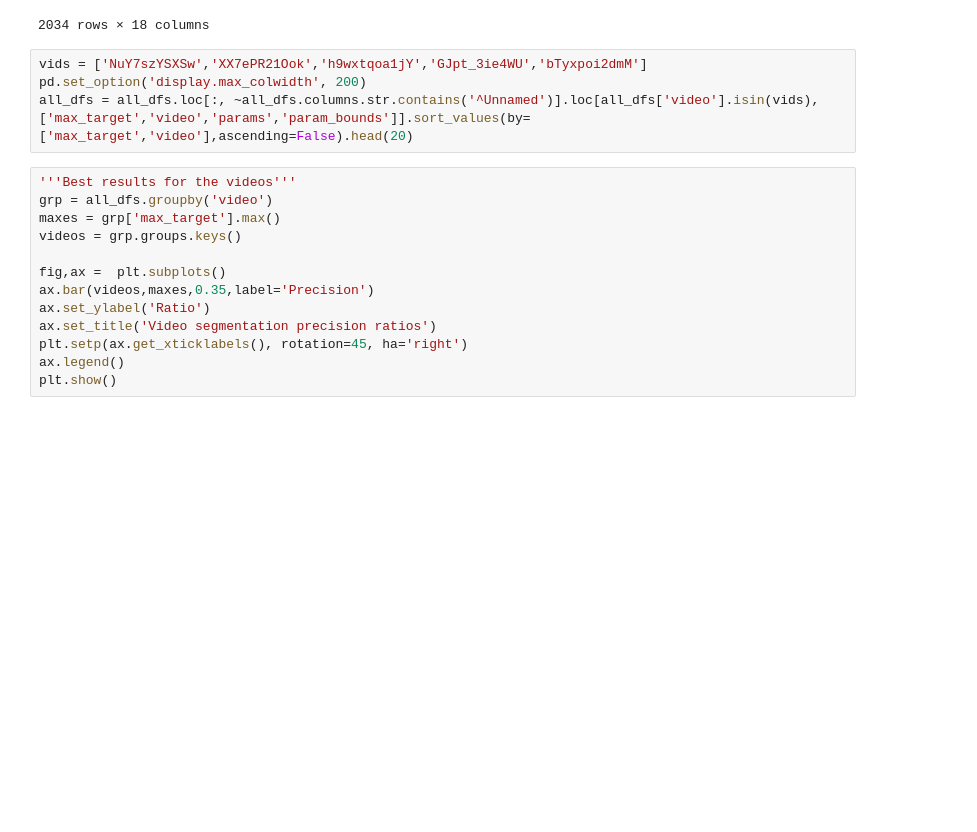
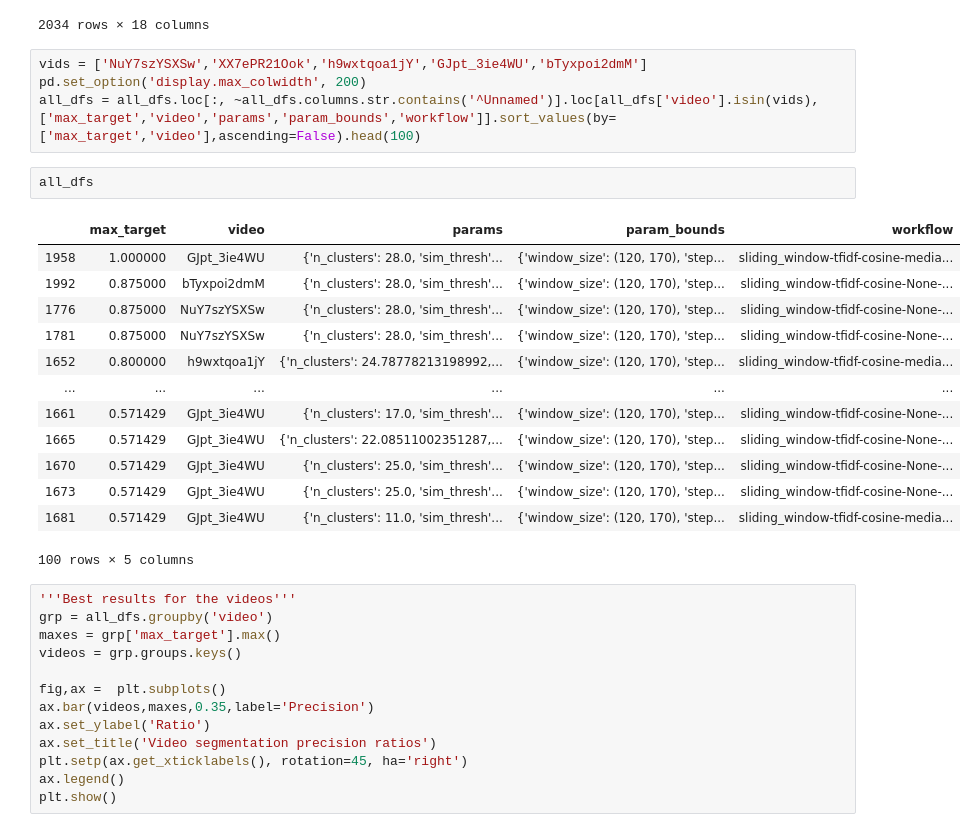
Before and after one commit to yanivohayon8/CLMN7-DSC-PROJECT, a Jupyter notebook: notebooks/get opitimized bayesian optimization.ipynb, the cells around one changed output. Drawn from its saved outputs; the diff is of its cells as text; blank space fills up the shorter version.

```diff
--- a/notebooks/get opitimized bayesian optimization.ipynb
+++ b/notebooks/get opitimized bayesian optimization.ipynb
@@ -29,7 +30,23 @@ all_dfs
 # %%
 vids = ['NuY7szYSXSw','XX7ePR21Ook','h9wxtqoa1jY','GJpt_3ie4WU','bTyxpoi2dmM']
 pd.set_option('display.max_colwidth', 200)
-all_dfs = all_dfs.loc[:, ~all_dfs.columns.str.contains('^Unnamed')].loc[all_dfs['video'].isin(vids),['max_target','video','params','param_bounds']].sort_values(by=['max_target','video'],ascending=False).head(20)
+all_dfs = all_dfs.loc[:, ~all_dfs.columns.str.contains('^Unnamed')].loc[all_dfs['video'].isin(vids),['max_target','video','params','param_bounds','workflow']].sort_values(by=['max_target','video'],ascending=False).head(100)
+# %%
+all_dfs
+# %% [output]
+|  | max_target | video | params | param_bounds | workflow |
+| 1958 | 1.000000 | GJpt_3ie4WU | {'n_clusters': 28.0, 'sim_thresh'... | {'window_size': (120, 170), 'step... | sliding_window-tfidf-cosine-media... |
+| 1992 | 0.875000 | bTyxpoi2dmM | {'n_clusters': 28.0, 'sim_thresh'... | {'window_size': (120, 170), 'step... | sliding_window-tfidf-cosine-None-... |
+| 1776 | 0.875000 | NuY7szYSXSw | {'n_clusters': 28.0, 'sim_thresh'... | {'window_size': (120, 170), 'step... | sliding_window-tfidf-cosine-None-... |
+| 1781 | 0.875000 | NuY7szYSXSw | {'n_clusters': 28.0, 'sim_thresh'... | {'window_size': (120, 170), 'step... | sliding_window-tfidf-cosine-None-... |
+| 1652 | 0.800000 | h9wxtqoa1jY | {'n_clusters': 24.78778213198992,... | {'window_size': (120, 170), 'step... | sliding_window-tfidf-cosine-media... |
+| ... | ... | ... | ... | ... | ... |
+| 1661 | 0.571429 | GJpt_3ie4WU | {'n_clusters': 17.0, 'sim_thresh'... | {'window_size': (120, 170), 'step... | sliding_window-tfidf-cosine-None-... |
+| 1665 | 0.571429 | GJpt_3ie4WU | {'n_clusters': 22.08511002351287,... | {'window_size': (120, 170), 'step... | sliding_window-tfidf-cosine-None-... |
+| 1670 | 0.571429 | GJpt_3ie4WU | {'n_clusters': 25.0, 'sim_thresh'... | {'window_size': (120, 170), 'step... | sliding_window-tfidf-cosine-None-... |
+| 1673 | 0.571429 | GJpt_3ie4WU | {'n_clusters': 25.0, 'sim_thresh'... | {'window_size': (120, 170), 'step... | sliding_window-tfidf-cosine-None-... |
+| 1681 | 0.571429 | GJpt_3ie4WU | {'n_clusters': 11.0, 'sim_thresh'... | {'window_size': (120, 170), 'step... | sliding_window-tfidf-cosine-media... |
+100 rows × 5 columns
 # %%
 '''Best results for the videos'''
 grp = all_dfs.groupby('video')
```
Also changed, not shown: parts of 4 cells of this notebook, 5 other files.
